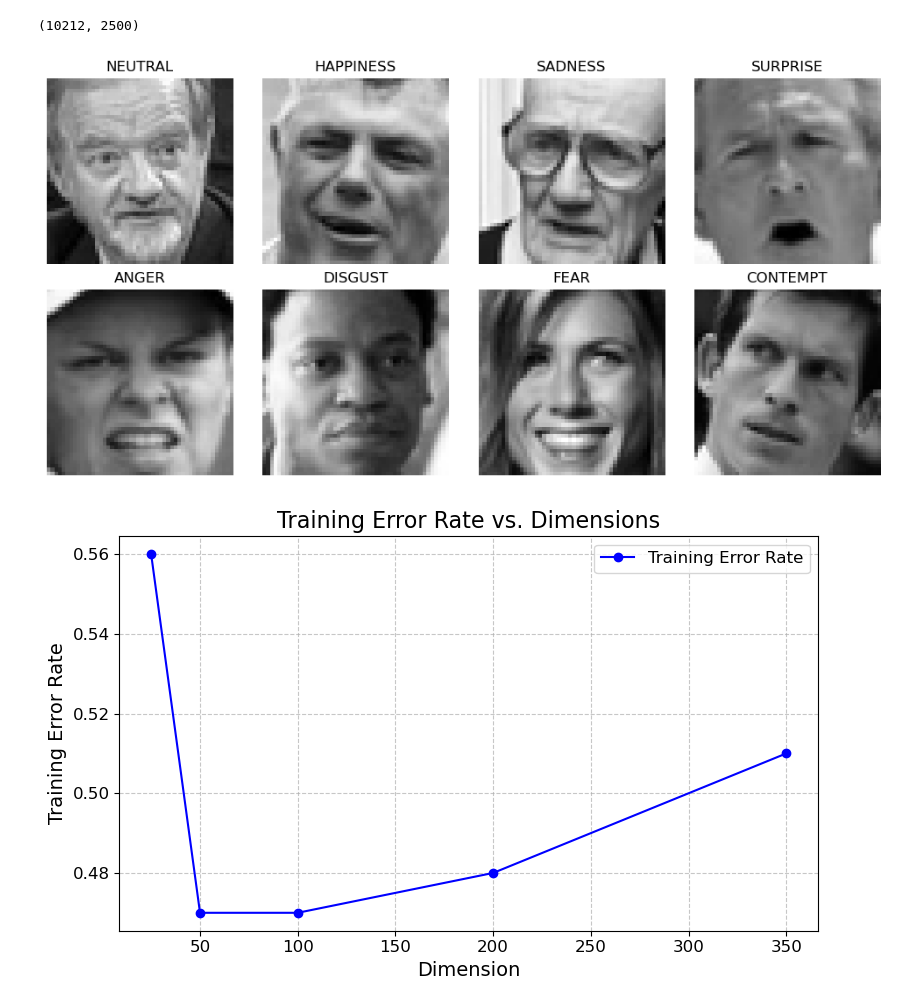
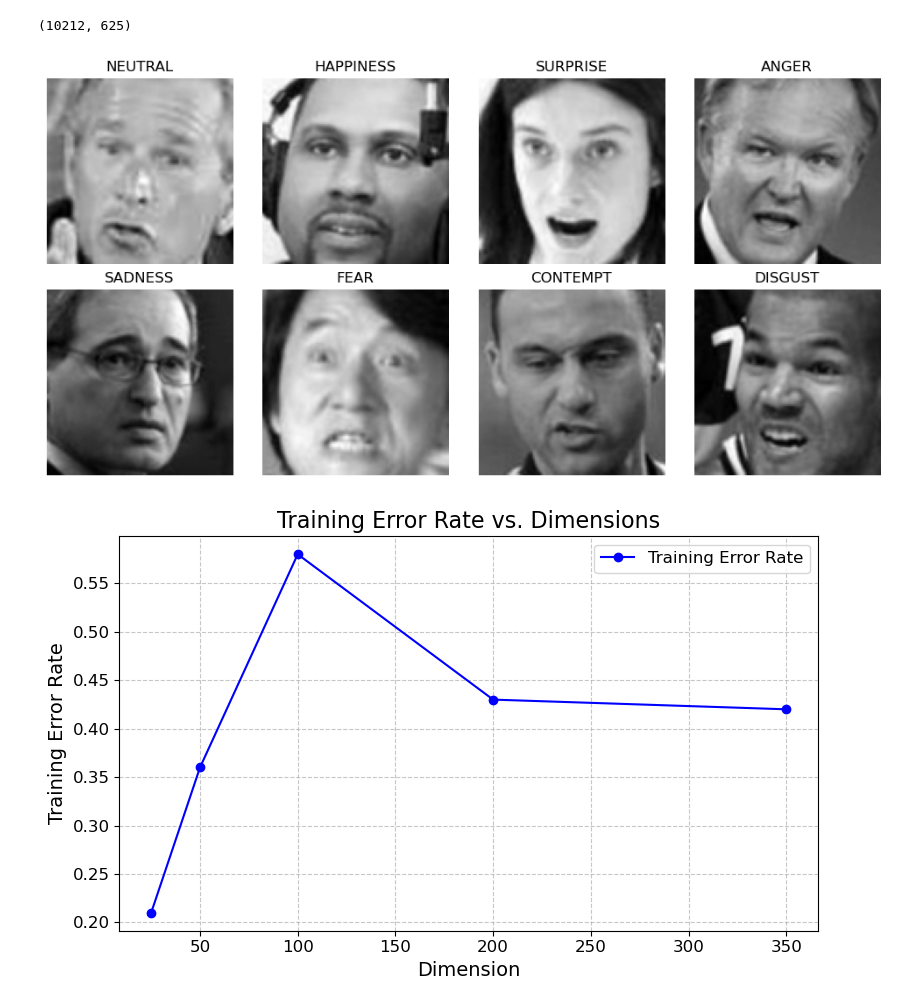
Before and after one commit to mukundprnair/cs178_project, a Jupyter notebook: data_observation.ipynb, the cells around one changed output. Saved outputs shown, nothing was run; the diff lists cells and outputs as text; code cells hidden in the pictures.

```diff
--- a/data_observation.ipynb
+++ b/data_observation.ipynb
@@ -1,13 +1,19 @@
 # %%
 from data_import import *
 import matplotlib.pyplot as plt
+from sklearn.model_selection import train_test_split
+
 
 # LOAD THE DATA AND SPLIT UP THINGS
-X_tr, Y_tr, X_val, Y_val, classes, filepaths = read_csv_as_numpy()
+images, labels, classes, filepaths = read_csv_as_numpy()
+
+X_tr, X_val, Y_tr, Y_val, train_filepaths, val_filepaths = train_test_split(
+        images, labels, filepaths, test_size=0.2
+    )
 
 print(X_tr.shape)
 # %% [output]
-(10212, 2500)
+(10212, 625)
 # %%
 # Dictionary to store one sample per class
 unique_samples = {}
@@ -15,38 +21,38 @@ unique_samples = {}
 # Collect one sample per class
 for i in range(len(Y_tr)):
     label = classes[Y_tr[i]]  # Get the class name
     if label not in unique_samples:
         unique_samples[label] = (X_tr[i], filepaths[i])
         if len(unique_samples) == 8:  # Stop when we have 8 samples
             break
 
 # Number of rows and columns
 rows, cols = 2, 4
 
 # Create a grid of subplots
 fig, axes = plt.subplots(rows, cols, figsize=(cols * 2.5, rows * 2.5))
 
 # Flatten the axes array for easy iteration
 axes = axes.flatten()
 
 # Display each image
 for ax, (label, (image, filepath)) in zip(axes, unique_samples.items()):
-    ax.imshow(image.reshape(50, 50), cmap='gray')
+    ax.imshow(image.reshape(100, 100), cmap='gray')
     ax.set_title(label)
     ax.axis('off')  # Hide axes for clarity
 
 # Hide any unused subplots
 for ax in axes[len(unique_samples):]:
     ax.axis('off')
 
 # Adjust layout
 plt.tight_layout()
 plt.show()
 # %% [output]
-[figure, old version]
+[figure, new version]
 # %%
 dimensions = [25, 50, 100, 200, 350]
-err_rate = [0.56, 0.47, 0.47, 0.48, 0.51]
+err_rate = [0.21, 0.36, 0.58, 0.43, 0.42]
 
 # Create a figure and axis
 plt.figure(figsize=(8, 5))
@@ -67,6 +73,6 @@ plt.legend(fontsize=12)
 plt.tight_layout()
 plt.show()
 # %% [output]
-[figure, old version]
+[figure, new version]
 # %%
 dimensions = [25, 50, 100, 200, 350]
```
Also changed, not shown: parts of 2 cells of this notebook.
